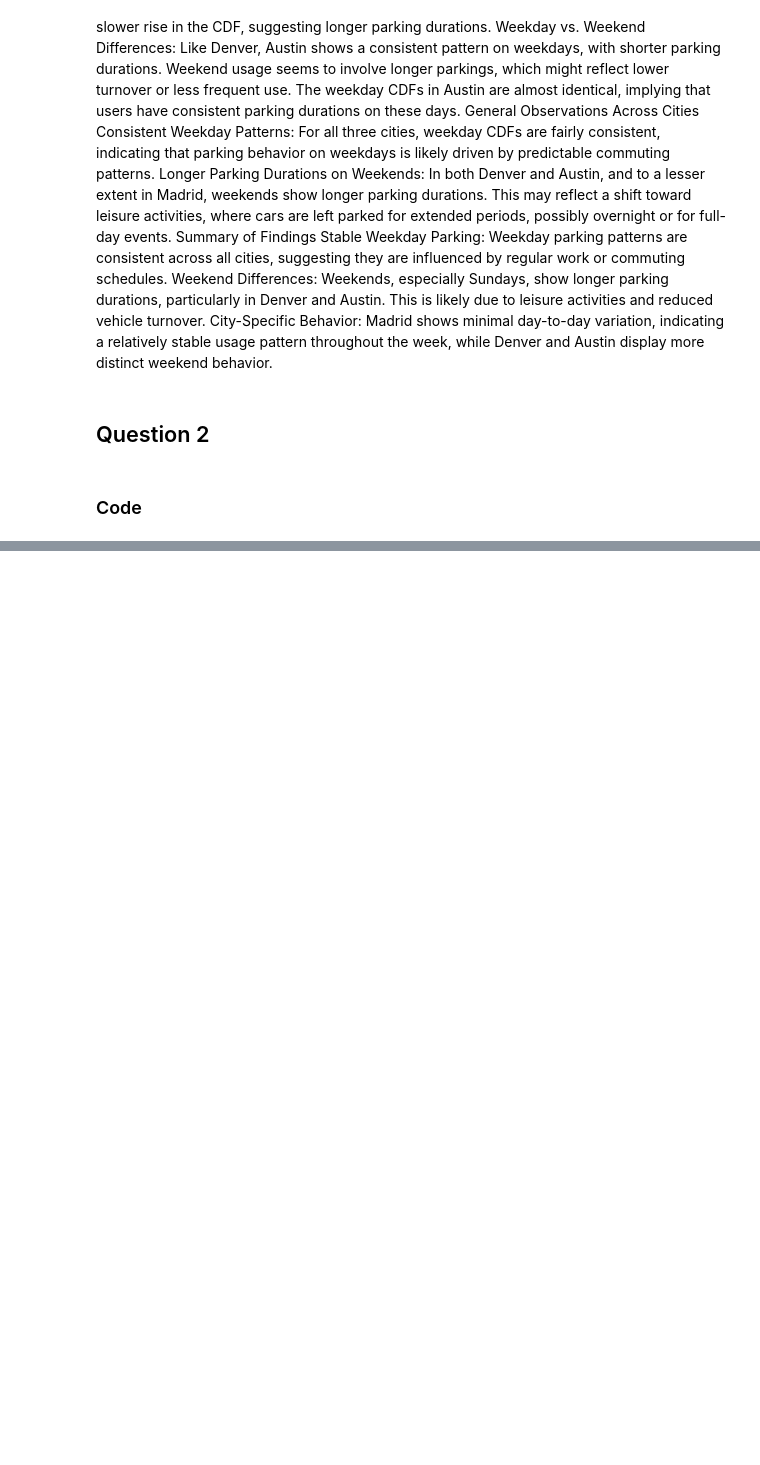
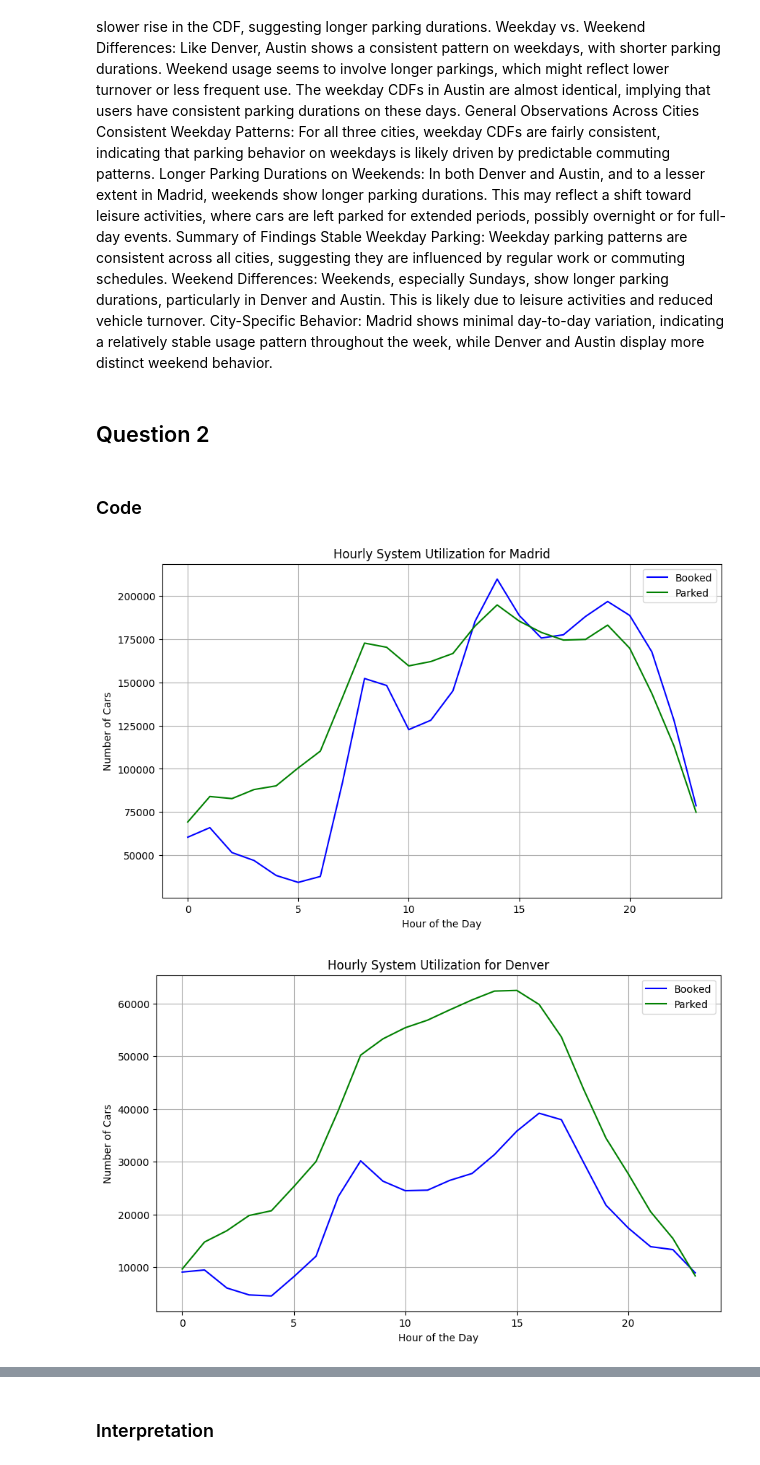
Before and after one commit to Djoulia/ICT4SM_lab1, a Jupyter notebook: main.ipynb, the cells around one changed output, grey strips where cells are left out. Cells and saved outputs as stored; diff of their text form; code cells hidden in the pictures; blank space fills up the shorter version.

```diff
--- a/main.ipynb
+++ b/main.ipynb
@@ -264,3 +264,61 @@ City-Specific Behavior: Madrid shows minimal day-to-day variation, indicating a
 ## Question 2
 # %% [markdown]
 ### Code
+# %%
+# Function to aggregate bookings/parkings per hour
+def get_hourly_utilization(collection, city, status_field):
+    """Aggregates the count of booked/parked cars per hour of the day for a specific city."""
+    # Query to filter by city and by whether the car is booked/parked
+    query = {'city': city}
+    projection = {
+        '_id': 0,
+        'init_date': 1,
+        'final_date': 1
+    }
+
+    # Retrieve data
+    data = list(collection.find(query, projection))
+    df = pd.DataFrame(data)
+
+    # Filter out any rows with missing dates
+    df = df.dropna(subset=['init_date', 'final_date'])
+
+    # Convert to datetime
+    df['init_date'] = pd.to_datetime(df['init_date'])
+    df['final_date'] = pd.to_datetime(df['final_date'])
+
+    # Create an empty dataframe to track counts per hour
+    hourly_counts = pd.DataFrame(0, index=range(24), columns=['count'])
+
+    # Iterate through each booking/parking to increment hourly counts
+    for _, row in df.iterrows():
+        start_hour = row['init_date'].hour
+        end_hour = row['final_date'].hour
+
+        # Increment the count for each hour within the booking/parking period
+        for hour in range(start_hour, end_hour + 1):
+            if hour in hourly_counts.index:
+                hourly_counts.loc[hour, 'count'] += 1
+
+    return hourly_counts
+
+# Get utilization data for each city for booked and parked cars
+cities = ['Madrid', 'Denver', 'Austin']
+for city in cities:
+    # Get hourly booked and parked counts
+    booked_hourly = get_hourly_utilization(bookings_collection, city, 'booked')
+    parked_hourly = get_hourly_utilization(parkings_collection, city, 'parked')
+
+    # Plot results
+    plt.figure(figsize=(10, 6))
+    plt.plot(booked_hourly.index, booked_hourly['count'], label='Booked', color='blue')
+    plt.plot(parked_hourly.index, parked_hourly['count'], label='Parked', color='green')
+    plt.xlabel('Hour of the Day')
+    plt.ylabel('Number of Cars')
+    plt.title(f'Hourly System Utilization for {city}')
+    plt.legend()
+    plt.grid()
+    plt.show()
+# %% [output]
+[figure, added]
+[figure, added]
@@ -266,0 +326,2 @@ City-Specific Behavior: Madrid shows minimal day-to-day variation, indicating a
+# %% [markdown]
+### Interpretation
```
Also changed, not shown: parts of 2 cells of this notebook.
